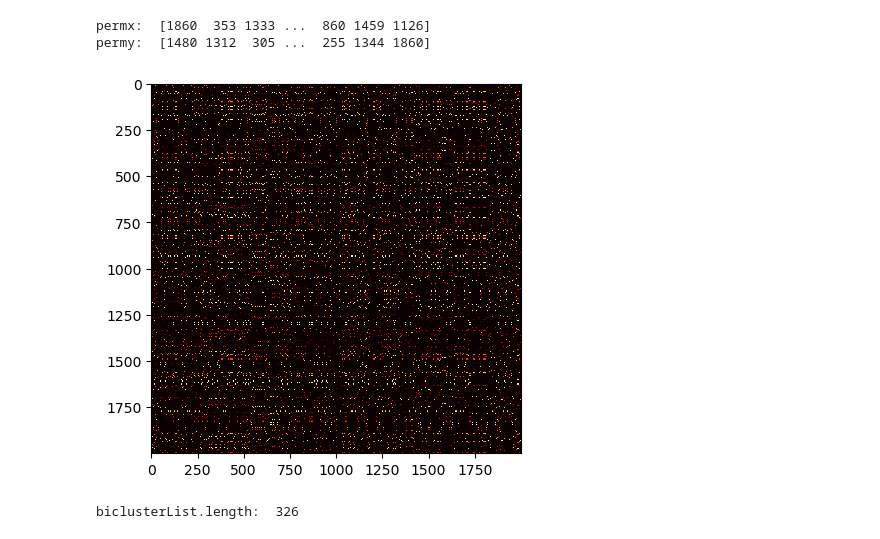
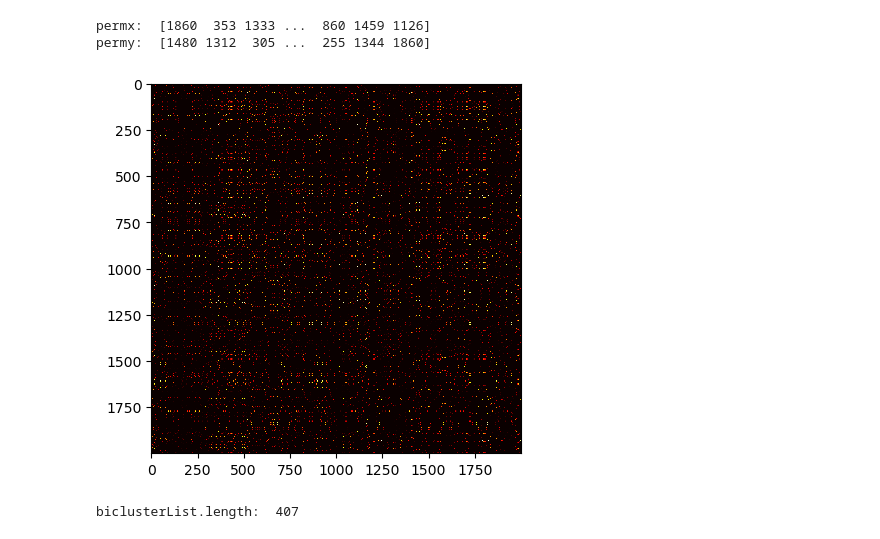
Before and after one commit to wzh4464/big_matrix_cocluster, a Jupyter notebook: main.ipynb, the cells around one changed output. Saved outputs shown, nothing was run; the diff lists cells and outputs as text; code cells hidden in the pictures.

```diff
--- a/main.ipynb
+++ b/main.ipynb
@@ -37,7 +37,7 @@ def generate(seed, num_bicluster, num_pool, M, N):
 
     for i in range(num_bicluster):
         for j in range(m[i]):
-            A[startx:startx+n[i], starty+j] = p[i]
+            A[startx:startx+n[i], starty+j] = p[i] * np.random.RandomState(i*2000 + j).rand()
         startx += n[i]
         starty += m[i]
 
@@ -54,35 +54,35 @@ def generate(seed, num_bicluster, num_pool, M, N):
     # print('permy: ', permy)
 
     # permute A
-    A = A[permx, :]
-    A = A[:, permy]
+    B = A[permx, :]
+    B = B[:, permy]
 
     # B = A + rand * 0.1 * average(A)
-    B = A + np.random.RandomState(seed).rand(M, N) * 0.1 * np.mean(A)
+    B = B + np.random.RandomState(seed).rand(M, N) * 0.01 * np.mean(A)
 
     # show B as a heatmap
 
-    return B, permx, permy
+    return B, permx, permy, A, n, m
 # %%
 seed = 42
 num_pool = 200 # as random pool for bases of biclusters
 # num_upper_bound = 20 # upper bound of number of biclusters
 # num_bicluster = np.random.RandomState(seed+1).randint(1, num_upper_bound, 1)[0] # number of biclusters
 num_bicluster = 15
 
 M = 2000
 N = 2000
-B, permx, permy = generate(seed=seed, num_pool=num_pool, num_bicluster=num_bicluster, M=M, N=N)
+B, permx, permy, A, n, m = generate(seed=seed, num_pool=num_pool, num_bicluster=num_bicluster, M=M, N=N)
 
 print('permx: ', permx)
 print('permy: ', permy)
 
 plt.imshow(B, cmap='hot', interpolation='nearest')
 plt.show()
 # %% [output]
 permx:  [1860  353 1333 ...  860 1459 1126]
 permy:  [1480 1312  305 ...  255 1344 1860]
-[figure, old version]
+[figure, new version]
 # %%
 partition : int = 4
 
@@ -106,6 +106,6 @@ for item in subMatList:
 
 print('biclusterList.length: ', len(biclusterList))
 # %% [output]
-biclusterList.length:  326
+biclusterList.length:  407
 # %%
 # while biclusterList not empty
```
Also changed, not shown: parts of 4 cells of this notebook, 1 other file.
